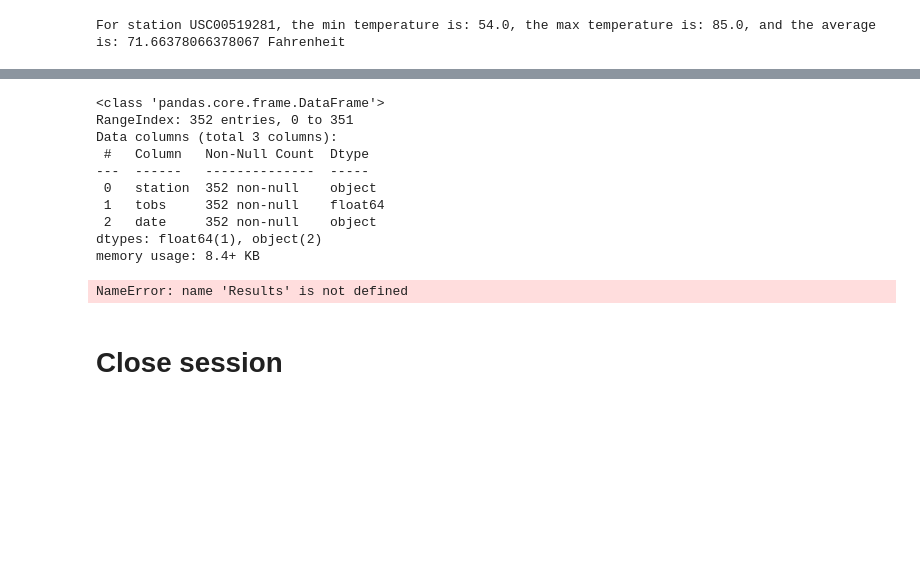
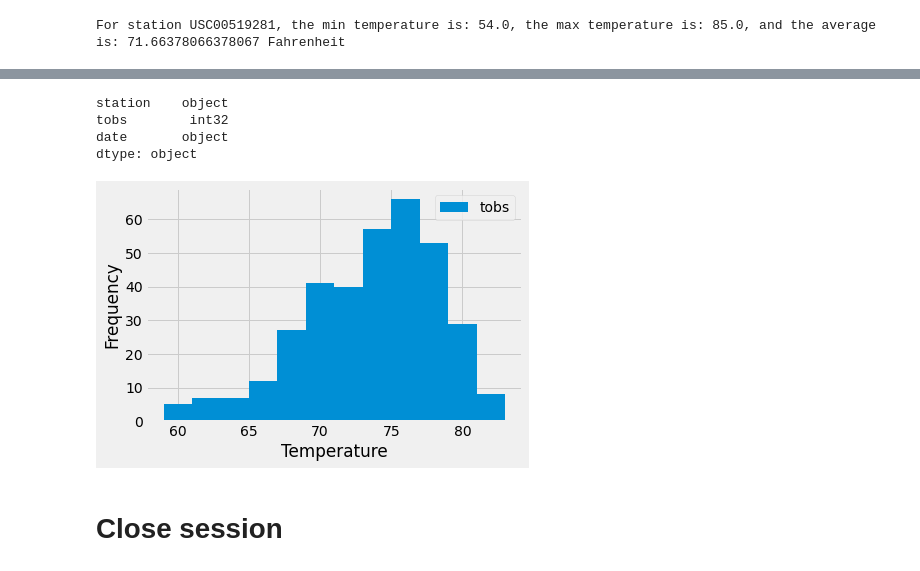
Before and after one commit to eenabow/sqlalchemy-challenge, a Jupyter notebook: climate_starter.ipynb, the cells around one changed output, grey strips where cells are left out. Drawn from its saved outputs; the diff is of its cells as text; code cells hidden in the pictures; blank space fills up the shorter version.

Commit message:
Adding code for histogram

```diff
--- a/climate_starter.ipynb
+++ b/climate_starter.ipynb
@@ -193,24 +196,20 @@ memory usage: 8.4+ KB
 # %%
-Results = pd.to_numeric(Most_active_station["tobs"])
+# Results = pd.to_numeric(Most_active_station["tobs"])
+Most_active_station.astype({'tobs': 'int32'}).dtypes
 # %% [output]
-<class 'pandas.core.frame.DataFrame'>
-RangeIndex: 352 entries, 0 to 351
-Data columns (total 3 columns):
- #   Column   Non-Null Count  Dtype
----  ------   --------------  -----
- 0   station  352 non-null    object
- 1   tobs     352 non-null    float64
- 2   date     352 non-null    object
-dtypes: float64(1), object(2)
-memory usage: 8.4+ KB
+station    object
+tobs        int32
+date       object
+dtype: object
 # %%
 # plot the results as a histogram
-plt.hist(Results)
+Most_active_station.plot.hist(by= "tobs", bins = 12 )
 plt.xlabel("Temperature")
 plt.ylabel("Frequency")
+plt.savefig("Most_active_hist.png", format = "png", dpi= 200)
 plt.show()
 # %% [output]
-NameError: name 'Results' is not defined
+[figure, added]
 # %% [markdown]
 # Close session
 # %%
```
Also changed, not shown: parts of 1 cell of this notebook.
